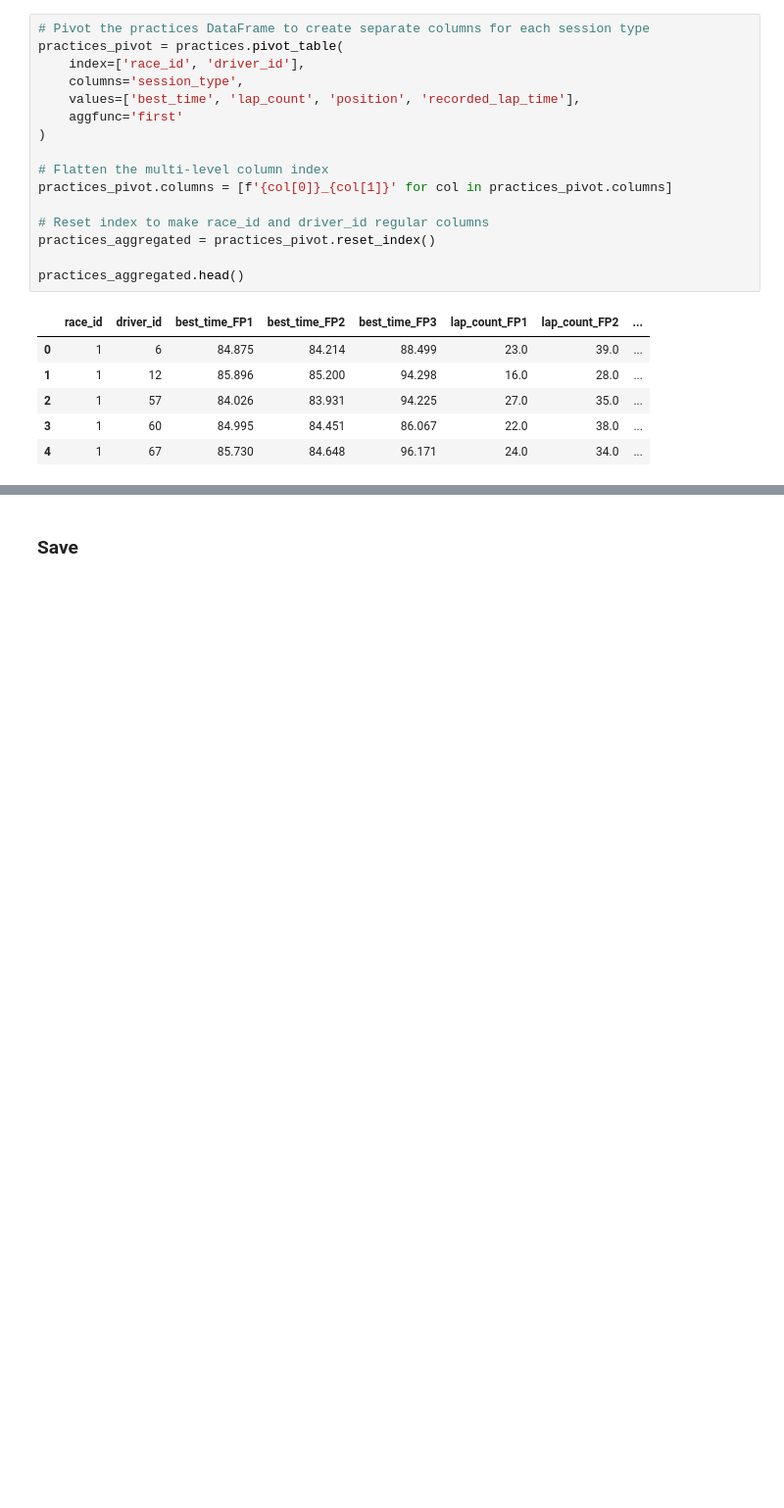
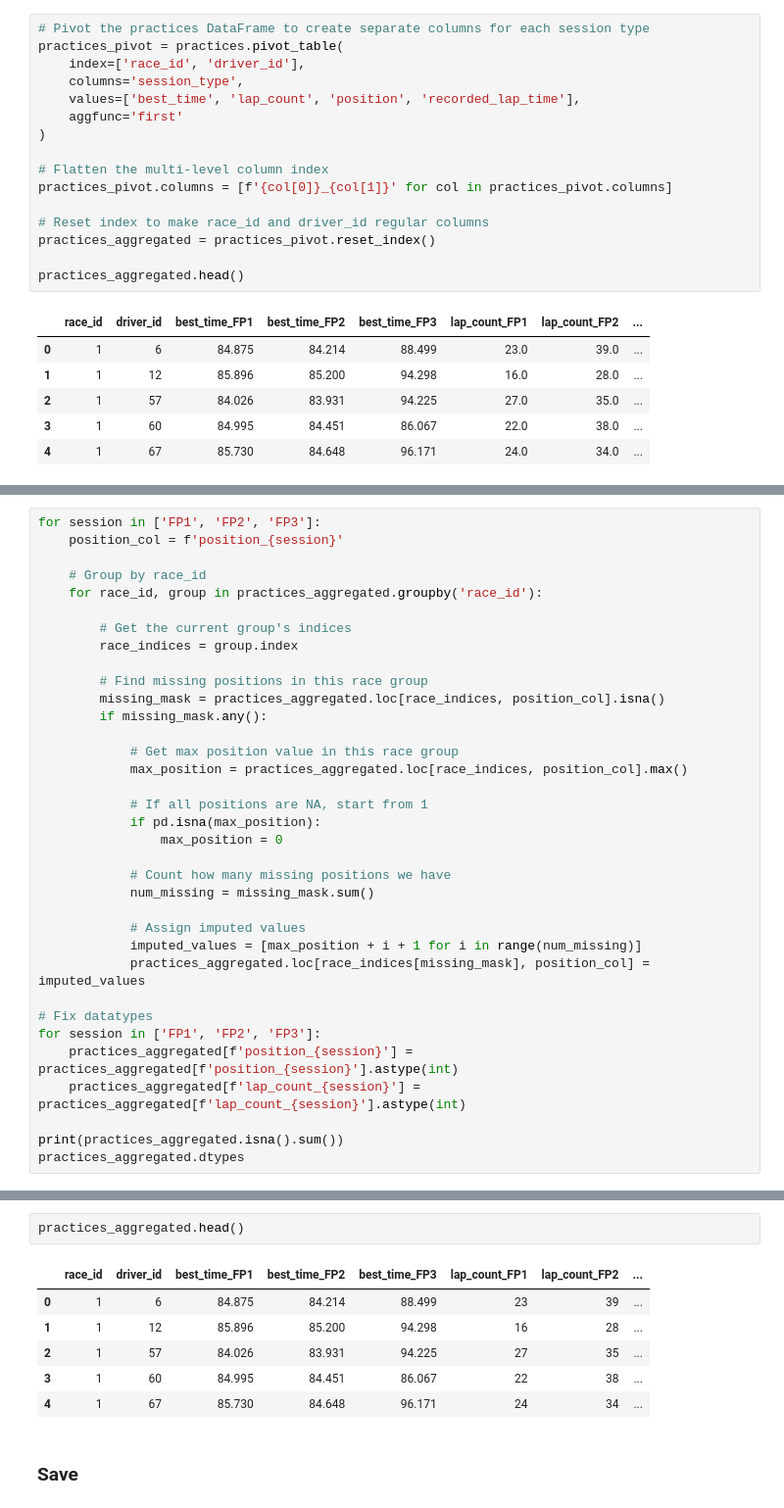
Before and after one commit to JackRWilson/Formula-1-Predictions-Project, a Jupyter notebook: notebooks/data_cleaning.ipynb, the cells around one changed output, grey strips where cells are left out. Shown at 98% size. Saved outputs shown, nothing was run; the diff lists cells and outputs as text; blank space fills up the shorter version.

```diff
--- a/notebooks/data_cleaning.ipynb
+++ b/notebooks/data_cleaning.ipynb
@@ -529,0 +563,35 @@ practices_aggregated.head()
+# %%
+for session in ['FP1', 'FP2', 'FP3']:
+    position_col = f'position_{session}'
+
+    # Group by race_id
+    for race_id, group in practices_aggregated.groupby('race_id'):
+
+        # Get the current group's indices
+        race_indices = group.index
+
+        # Find missing positions in this race group
+        missing_mask = practices_aggregated.loc[race_indices, position_col].isna()
+        if missing_mask.any():
+
+            # Get max position value in this race group
+            max_position = practices_aggregated.loc[race_indices, position_col].max()
+
+            # If all positions are NA, start from 1
+            if pd.isna(max_position):
+                max_position = 0
+
+            # Count how many missing positions we have
+            num_missing = missing_mask.sum()
+
+            # Assign imputed values
+            imputed_values = [max_position + i + 1 for i in range(num_missing)]
+            practices_aggregated.loc[race_indices[missing_mask], position_col] = imputed_values
+
+# Fix datatypes
+for session in ['FP1', 'FP2', 'FP3']:
+    practices_aggregated[f'position_{session}'] = practices_aggregated[f'position_{session}'].astype(int)
+    practices_aggregated[f'lap_count_{session}'] = practices_aggregated[f'lap_count_{session}'].astype(int)
+
+print(practices_aggregated.isna().sum())
+practices_aggregated.dtypes
@@ -530,3 +635,12 @@ practices_aggregated.head()
+# %%
+practices_aggregated.head()
+# %% [output]
+|  | race_id | driver_id | best_time_FP1 | best_time_FP2 | best_time_FP3 | lap_count_FP1 | lap_count_FP2 | ... |
+| 0 | 1 | 6 | 84.875 | 84.214 | 88.499 | 23 | 39 | ... |
+| 1 | 1 | 12 | 85.896 | 85.200 | 94.298 | 16 | 28 | ... |
+| 2 | 1 | 57 | 84.026 | 83.931 | 94.225 | 27 | 35 | ... |
+| 3 | 1 | 60 | 84.995 | 84.451 | 86.067 | 22 | 38 | ... |
+| 4 | 1 | 67 | 85.730 | 84.648 | 96.171 | 24 | 34 | ... |
 # %% [markdown]
 ### Save
 # %%
```
Also changed, not shown: parts of 19 cells of this notebook, 1 other file.
